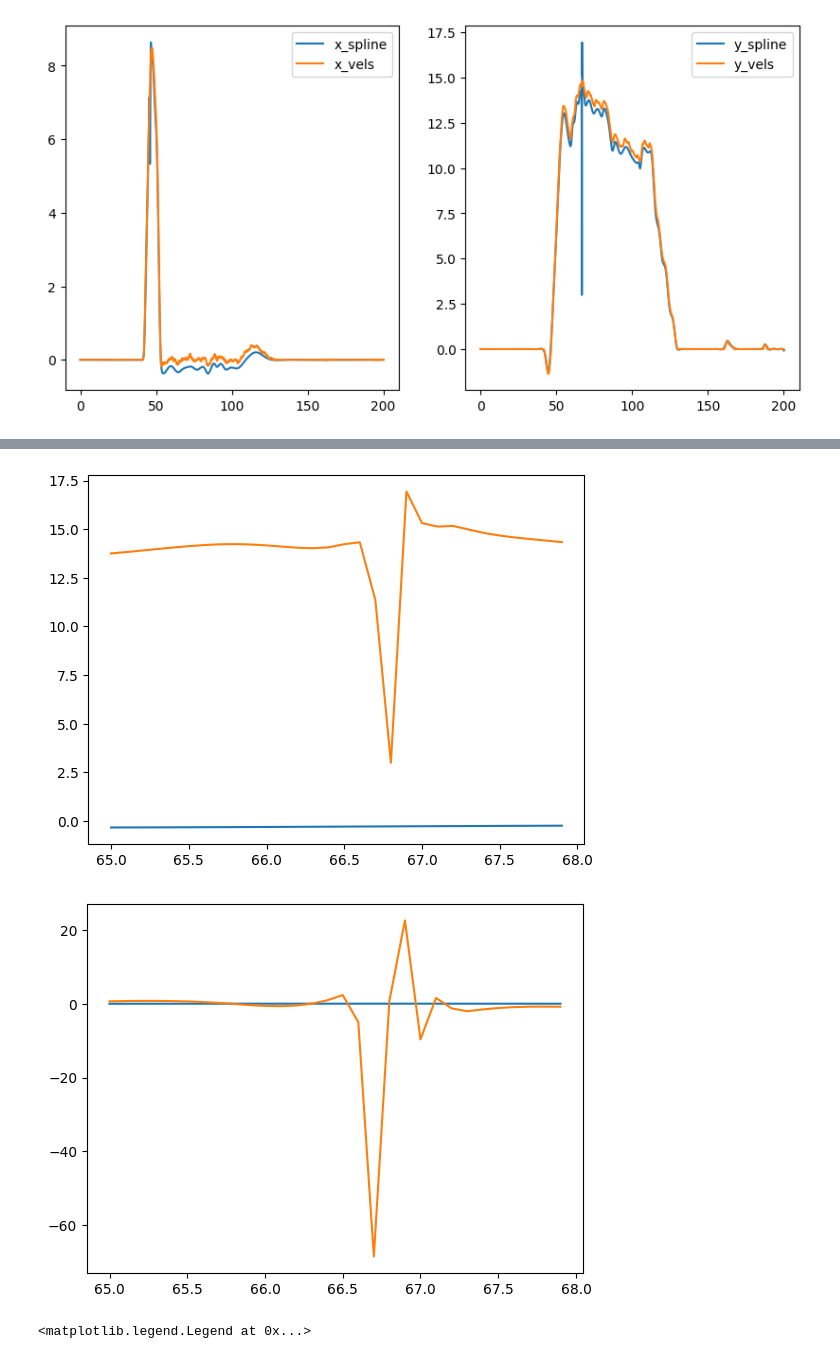
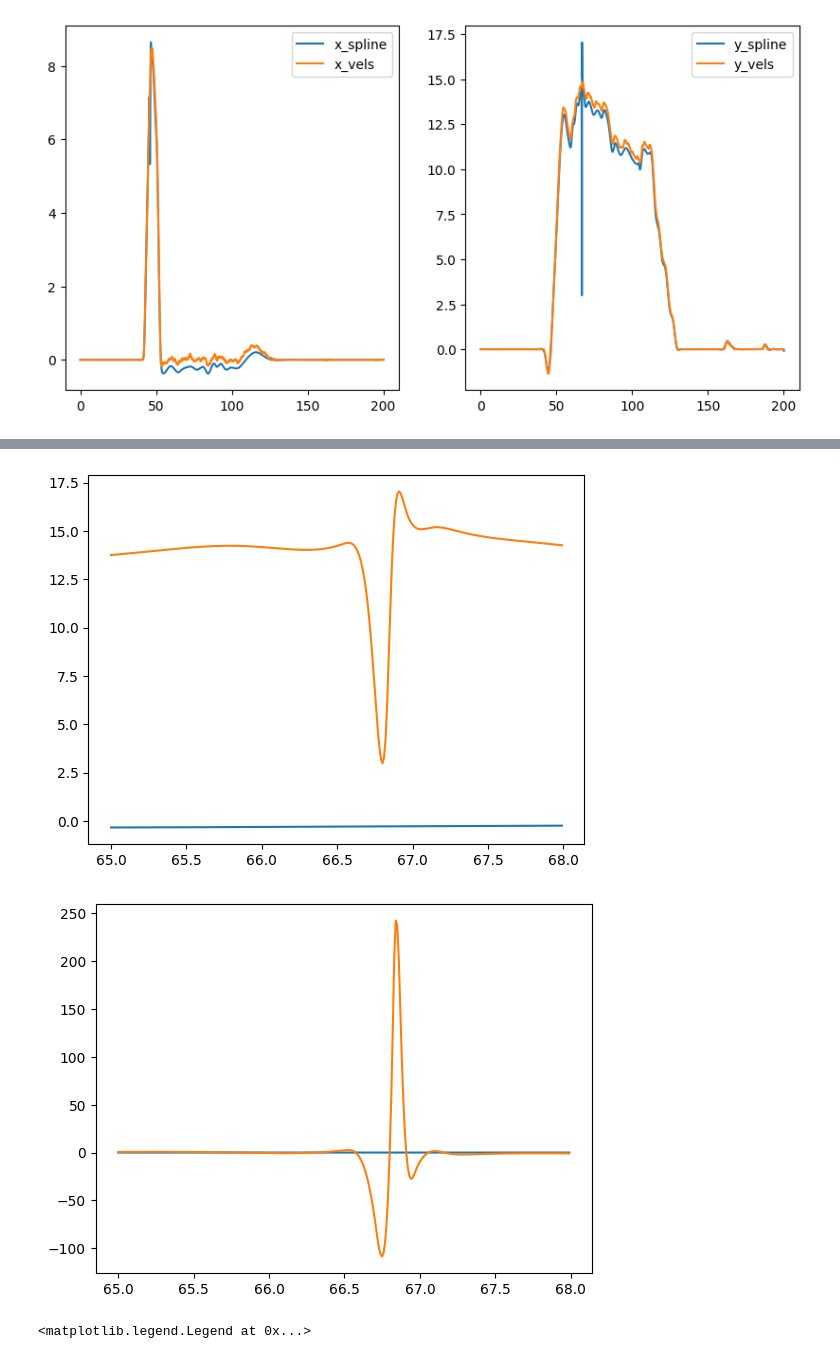
Before and after one commit to pimpale/metadrive-offline-rl-benchmark, a Jupyter notebook: old_experiments/nuplan-velocity-exploration.ipynb, the cells around one changed output, grey strips where cells are left out. Cells and saved outputs as stored; diff of their text form; code cells hidden in the pictures.

```diff
--- a/old_experiments/nuplan-velocity-exploration.ipynb
+++ b/old_experiments/nuplan-velocity-exploration.ipynb
@@ -205,7 +279,7 @@ y_src -= y_src.mean()
 x_spline = UnivariateSpline(timestamps, x_src, k=5, s=5)
 y_spline = UnivariateSpline(timestamps, y_src, k=5, s=5)
 
-sampled_timestamps = np.arange(timestamps[0], timestamps[-1], 0.1)
+sampled_timestamps = np.arange(timestamps[0], timestamps[-1], 0.01)
 
 x_sampled = x_spline(sampled_timestamps)
 y_sampled = y_spline(sampled_timestamps)
@@ -246,8 +320,8 @@ xacc_spline = x_spline.derivative(2)(sampled_timestamps)
 yacc_spline = y_spline.derivative(2)(sampled_timestamps)
 
 
-tmin = 650
-tmax = 680
+tmin = 6500
+tmax = 6800
 
 plt.scatter(sampled_timestamps[tmin:tmax], xs_spline[tmin:tmax])
 plt.scatter(sampled_timestamps[tmin:tmax], ys_spline[tmin:tmax])
@@ -269,5 +343,5 @@ plt.show()
-[figure, old version]
+[figure, new version]
-[figure, old version]
+[figure, new version]
 # %%
 xacc_spline = x_spline.derivative(2)(sampled_timestamps)
 yacc_spline = y_spline.derivative(2)(sampled_timestamps)
```
Also changed, not shown: parts of 3 cells of this notebook, 1 other file.
